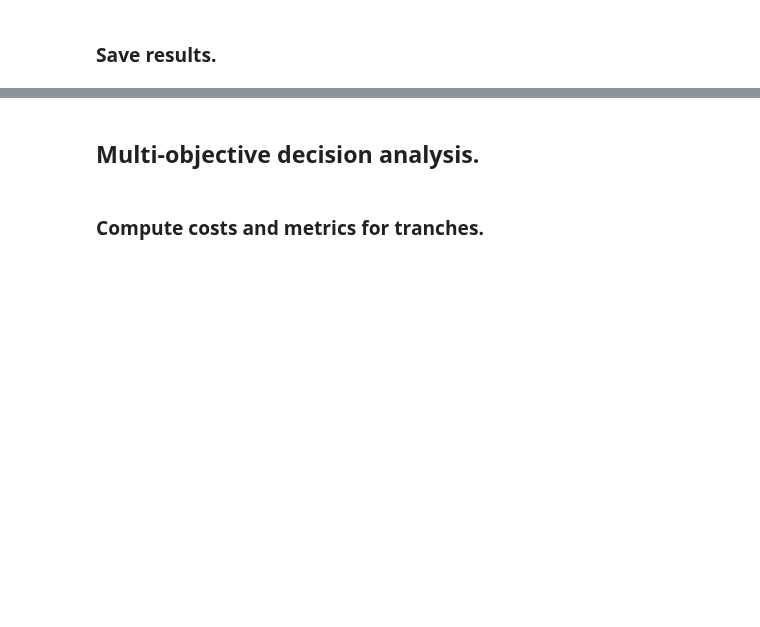
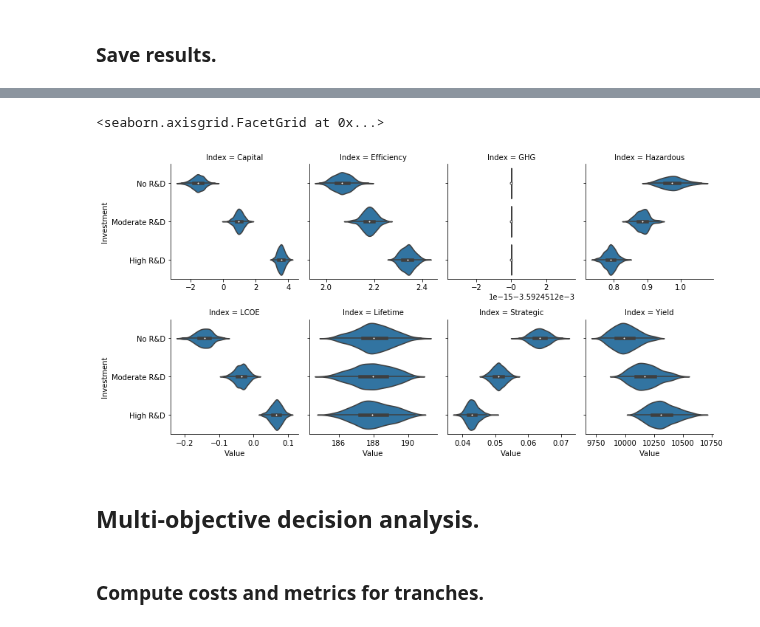
Before and after one commit to NREL/tyche, a Jupyter notebook: ioc-1/ioc-1.ipynb, the cells around one changed output, grey strips where cells are left out. Drawn from its saved outputs; the diff is of its cells as text; code cells hidden in the pictures; blank space fills up the shorter version.

```diff
--- a/ioc-1/ioc-1.ipynb
+++ b/ioc-1/ioc-1.ipynb
@@ -267,7 +241,7 @@ g.set_xticklabels(g.get_xticklabels(), rotation=15);
 # %% [markdown]
 ## Evaluate the investments in the dataset.
 # %%
-investment_results = investments.evaluate_investments(designs, sample_count=50)
+investment_results = investments.evaluate_investments(designs, sample_count=500)
 # %% [markdown]
 ### Costs of investments.
 # %%
@@ -280,0 +257,11 @@ investment_results.summary.xs(1, level="Sample", drop_level=False)
+# %%
+investment_results.summary.set_index(
+    "Units", append = True
+).groupby(
+    ["Investment", "Index", "Units"]
+).aggregate(
+    np.mean
+).pivot_table(
+    index = ["Index", "Units"],
+    columns = "Investment",
+)
@@ -341,3 +305,18 @@ g.set_xticklabels(g.get_xticklabels(), rotation=15);
+# %%
+g = sb.FacetGrid(
+    data = investment_results.summary.reset_index(),
+    col = "Index",
+    sharex = False,
+    col_wrap = 4
+)
+g.map(
+    sb.violinplot,
+    "Value",
+    "Investment",
+)
+# %% [output]
+<seaborn.axisgrid.FacetGrid at 0x...>
+[figure, added]
 # %% [markdown]
 ## Multi-objective decision analysis.
 # %% [markdown]
```
Also changed, not shown: parts of 29 cells of this notebook, 1 other file.
